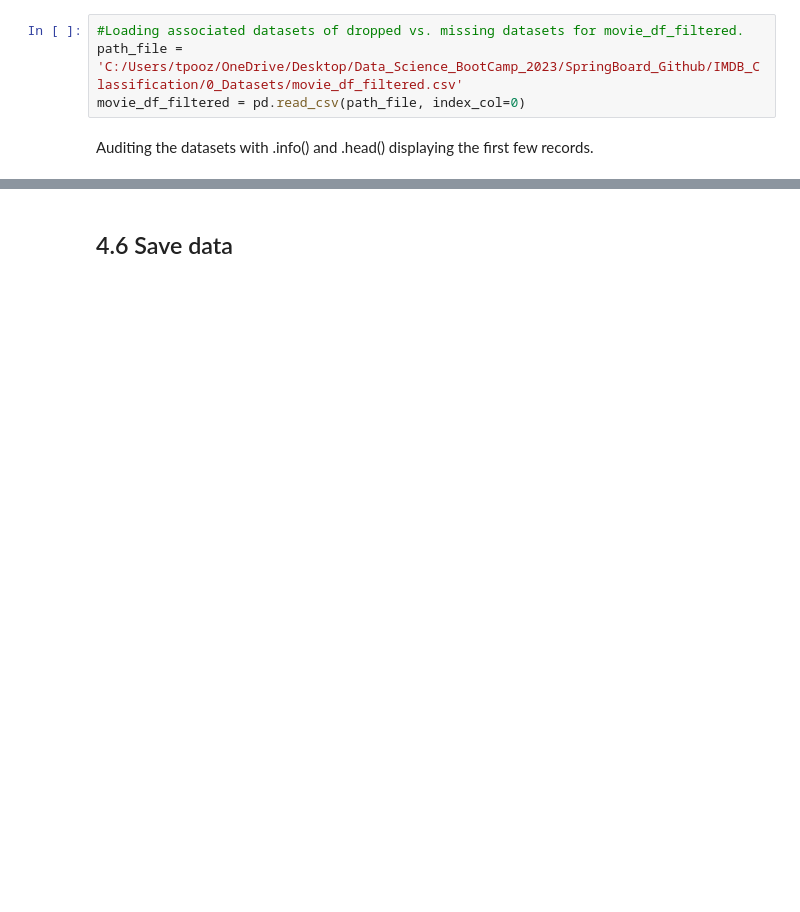
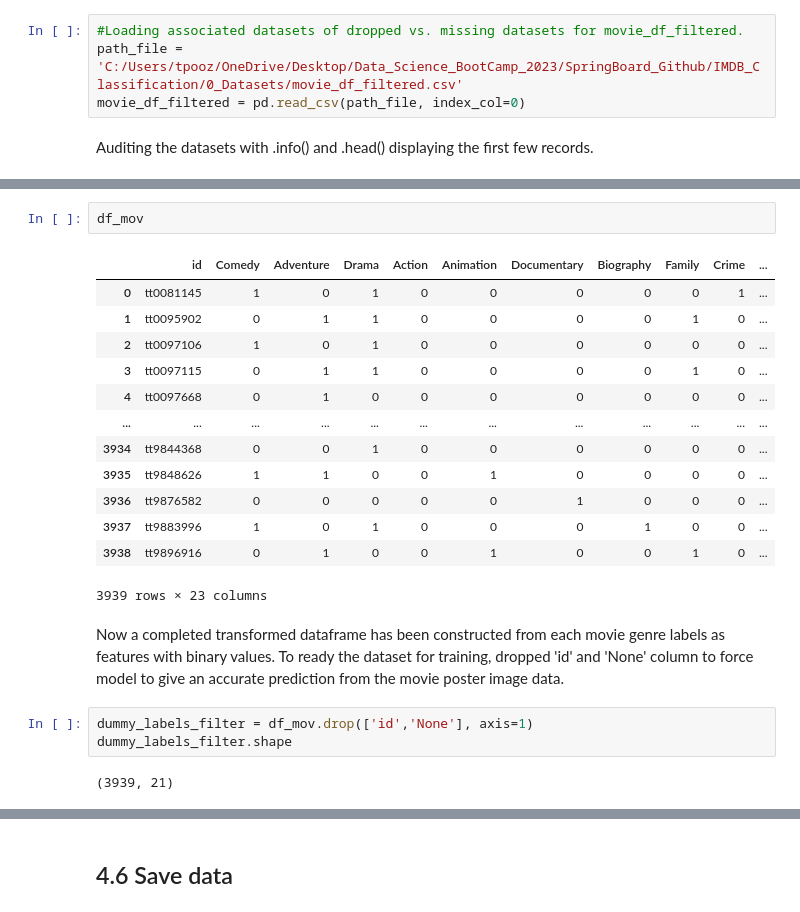
Before and after one commit to tpoozhikala/IMDB_Classification, a Jupyter notebook: 4_Preprocess_and_training/04_Preprocess_and_Training_IMDB_Classification.ipynb, the cells around one changed output, grey strips where cells are left out. Drawn from its saved outputs; the diff is of its cells as text; blank space fills up the shorter version.

Commit message:
Adding preprocessing and model buidling notebook steps

```diff
--- a/4_Preprocess_and_training/04_Preprocess_and_Training_IMDB_Classification.ipynb
+++ b/4_Preprocess_and_training/04_Preprocess_and_Training_IMDB_Classification.ipynb
@@ -454,0 +477,23 @@ Now that arrays have been created for X_train, X_test, y_train, and y_test for e
+# %%
+df_mov
+# %% [output]
+|  | id | Comedy | Adventure | Drama | Action | Animation | Documentary | Biography | Family | Crime | ... |
+| 0 | tt0081145 | 1 | 0 | 1 | 0 | 0 | 0 | 0 | 0 | 1 | ... |
+| 1 | tt0095902 | 0 | 1 | 1 | 0 | 0 | 0 | 0 | 1 | 0 | ... |
+| 2 | tt0097106 | 1 | 0 | 1 | 0 | 0 | 0 | 0 | 0 | 0 | ... |
+| 3 | tt0097115 | 0 | 1 | 1 | 0 | 0 | 0 | 0 | 1 | 0 | ... |
+| 4 | tt0097668 | 0 | 1 | 0 | 0 | 0 | 0 | 0 | 0 | 0 | ... |
+| ... | ... | ... | ... | ... | ... | ... | ... | ... | ... | ... | ... |
+| 3934 | tt9844368 | 0 | 0 | 1 | 0 | 0 | 0 | 0 | 0 | 0 | ... |
+| 3935 | tt9848626 | 1 | 1 | 0 | 0 | 1 | 0 | 0 | 0 | 0 | ... |
+| 3936 | tt9876582 | 0 | 0 | 0 | 0 | 0 | 1 | 0 | 0 | 0 | ... |
+| 3937 | tt9883996 | 1 | 0 | 1 | 0 | 0 | 0 | 1 | 0 | 0 | ... |
+| 3938 | tt9896916 | 0 | 1 | 0 | 0 | 1 | 0 | 0 | 1 | 0 | ... |
+3939 rows × 23 columns
+# %% [markdown]
+Now a completed transformed dataframe has been constructed from each movie genre labels as features with binary values. To ready the dataset for training, dropped 'id' and 'None' column to force model to give an accurate prediction from the movie poster image data.
+# %%
+dummy_labels_filter = df_mov.drop(['id','None'], axis=1)
+dummy_labels_filter.shape
+# %% [output]
+(3939, 21)
```
Also changed, not shown: parts of 114 cells of this notebook, 1 other file.
